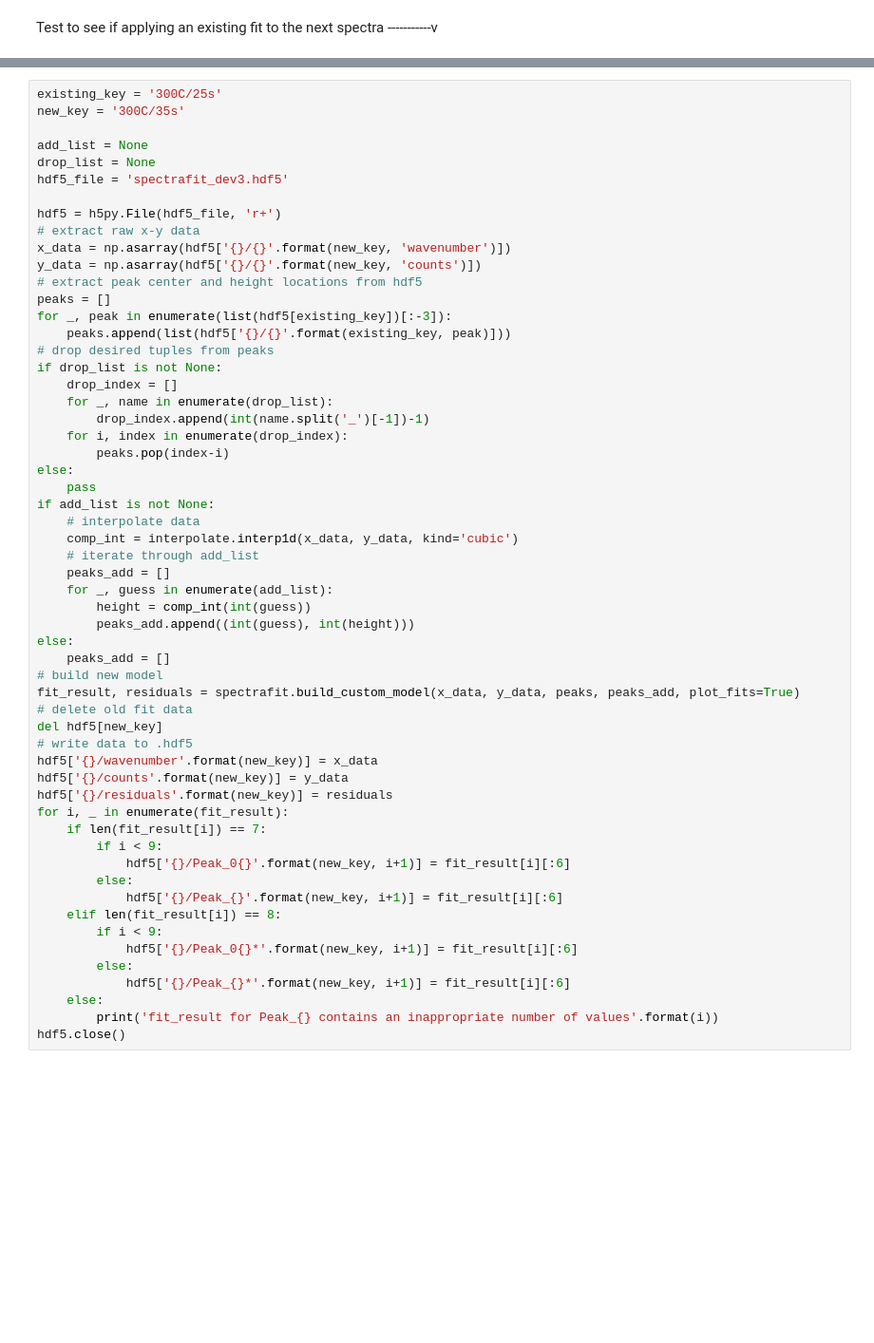
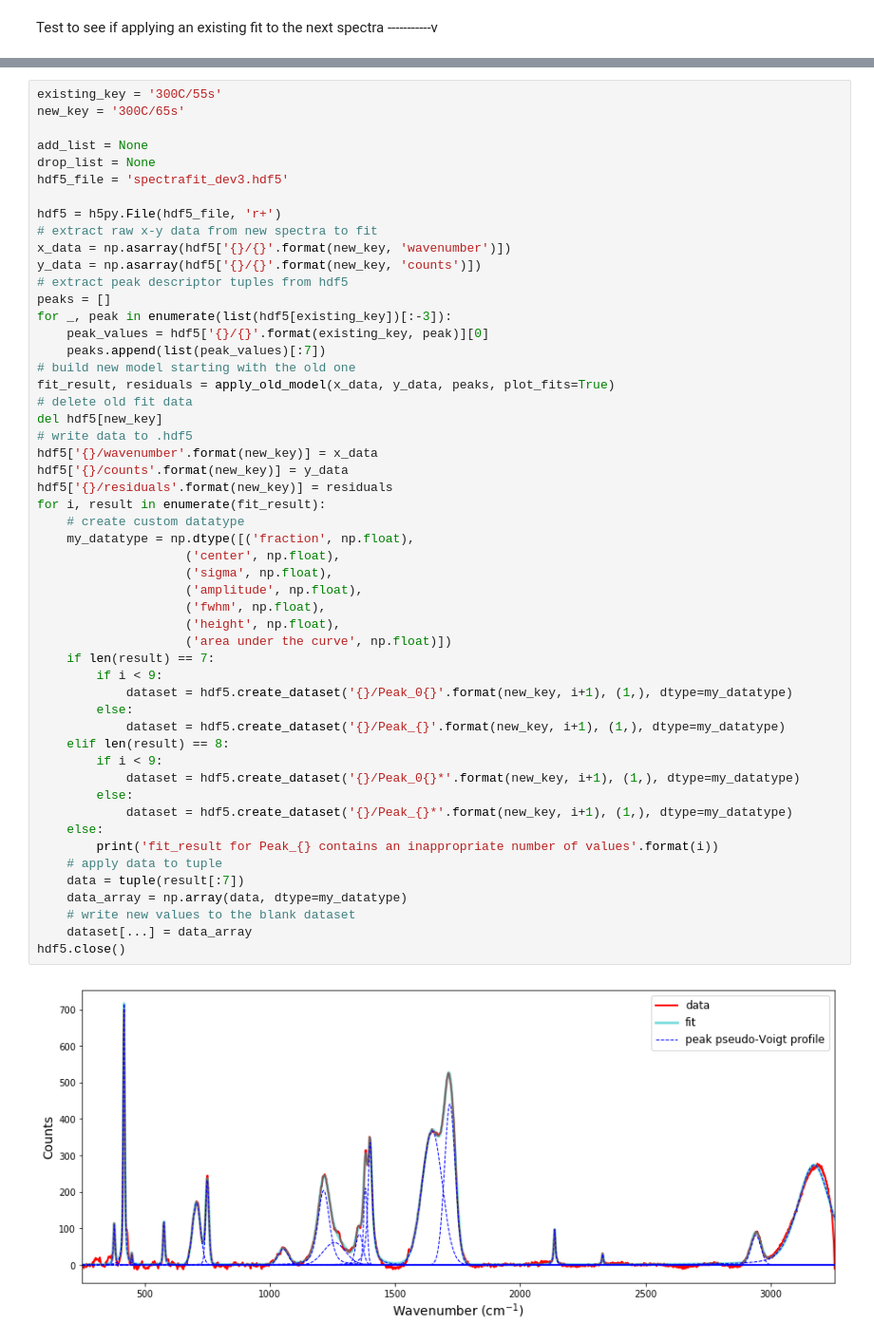
Before and after one commit to raman-noodles/raman-spectra-decomp-analysis, a Jupyter notebook: development/spectrafit_dev3.ipynb, the cells around one changed output, grey strips where cells are left out. Shown at 95% size. Saved outputs shown, nothing was run; the diff lists cells and outputs as text; blank space fills up the shorter version.

Commit message:
finally got the spectrafit apply_old_model function to work, and it is great, still need to functionalize fully

```diff
--- a/development/spectrafit_dev3.ipynb
+++ b/development/spectrafit_dev3.ipynb
@@ -58,57 +130,54 @@ Test to see if applying an existing fit to the next spectra -----------v
 # %%
-existing_key = '300C/25s'
-new_key = '300C/35s'
+existing_key = '300C/55s'
+new_key = '300C/65s'
 
 add_list = None
 drop_list = None
 hdf5_file = 'spectrafit_dev3.hdf5'
 
 hdf5 = h5py.File(hdf5_file, 'r+')
-# extract raw x-y data
+# extract raw x-y data from new spectra to fit
 x_data = np.asarray(hdf5['{}/{}'.format(new_key, 'wavenumber')])
 y_data = np.asarray(hdf5['{}/{}'.format(new_key, 'counts')])
-# extract peak center and height locations from hdf5
+# extract peak descriptor tuples from hdf5
 peaks = []
 for _, peak in enumerate(list(hdf5[existing_key])[:-3]):
-    peaks.append(list(hdf5['{}/{}'.format(existing_key, peak)]))
-# drop desired tuples from peaks
-if drop_list is not None:
-    drop_index = []
-    for _, name in enumerate(drop_list):
-        drop_index.append(int(name.split('_')[-1])-1)
-    for i, index in enumerate(drop_index):
-        peaks.pop(index-i)
-else:
-    pass
-if add_list is not None:
-    # interpolate data
-    comp_int = interpolate.interp1d(x_data, y_data, kind='cubic')
-    # iterate through add_list
-    peaks_add = []
-    for _, guess in enumerate(add_list):
-        height = comp_int(int(guess))
-        peaks_add.append((int(guess), int(height)))
-else:
-    peaks_add = []
-# build new model
-fit_result, residuals = spectrafit.build_custom_model(x_data, y_data, peaks, peaks_add, plot_fits=True)
+    peak_values = hdf5['{}/{}'.format(existing_key, peak)][0]
+    peaks.append(list(peak_values)[:7])
+# build new model starting with the old one
+fit_result, residuals = apply_old_model(x_data, y_data, peaks, plot_fits=True)
 # delete old fit data
 del hdf5[new_key]
 # write data to .hdf5
 hdf5['{}/wavenumber'.format(new_key)] = x_data
 hdf5['{}/counts'.format(new_key)] = y_data
 hdf5['{}/residuals'.format(new_key)] = residuals
-for i, _ in enumerate(fit_result):
-    if len(fit_result[i]) == 7:
+for i, result in enumerate(fit_result):
+    # create custom datatype
+    my_datatype = np.dtype([('fraction', np.float),
+                    ('center', np.float),
+                    ('sigma', np.float),
+                    ('amplitude', np.float),
+                    ('fwhm', np.float),
+                    ('height', np.float),
+                    ('area under the curve', np.float)])
+    if len(result) == 7:
         if i < 9:
-            hdf5['{}/Peak_0{}'.format(new_key, i+1)] = fit_result[i][:6]
+            dataset = hdf5.create_dataset('{}/Peak_0{}'.format(new_key, i+1), (1,), dtype=my_datatype)
         else:
-            hdf5['{}/Peak_{}'.format(new_key, i+1)] = fit_result[i][:6]
-    elif len(fit_result[i]) == 8:
+            dataset = hdf5.create_dataset('{}/Peak_{}'.format(new_key, i+1), (1,), dtype=my_datatype)
+    elif len(result) == 8:
         if i < 9:
-            hdf5['{}/Peak_0{}*'.format(new_key, i+1)] = fit_result[i][:6]
+            dataset = hdf5.create_dataset('{}/Peak_0{}*'.format(new_key, i+1), (1,), dtype=my_datatype)
         else:
-            hdf5['{}/Peak_{}*'.format(new_key, i+1)] = fit_result[i][:6]
+            dataset = hdf5.create_dataset('{}/Peak_{}*'.format(new_key, i+1), (1,), dtype=my_datatype)
     else:
         print('fit_result for Peak_{} contains an inappropriate number of values'.format(i))
+    # apply data to tuple
+    data = tuple(result[:7])
+    data_array = np.array(data, dtype=my_datatype)
+    # write new values to the blank dataset
+    dataset[...] = data_array
 hdf5.close()
+# %% [output]
+[figure, added]
```
Also changed, not shown: parts of 5 cells of this notebook, 2 other files.
